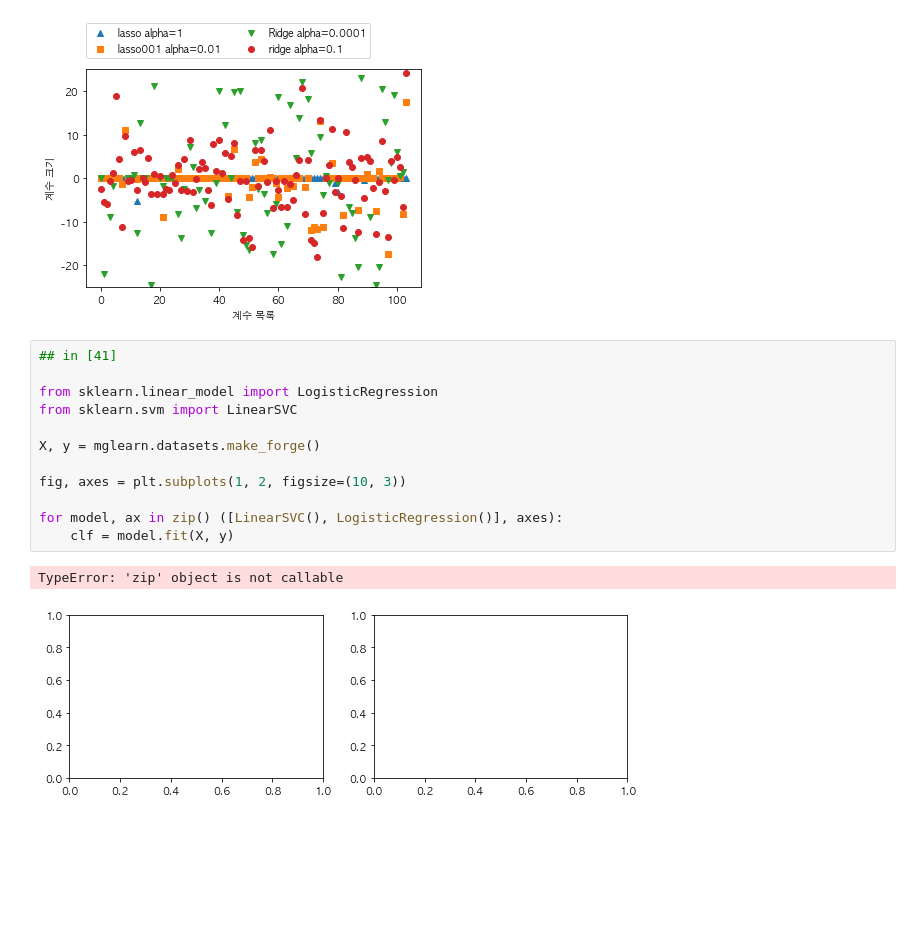
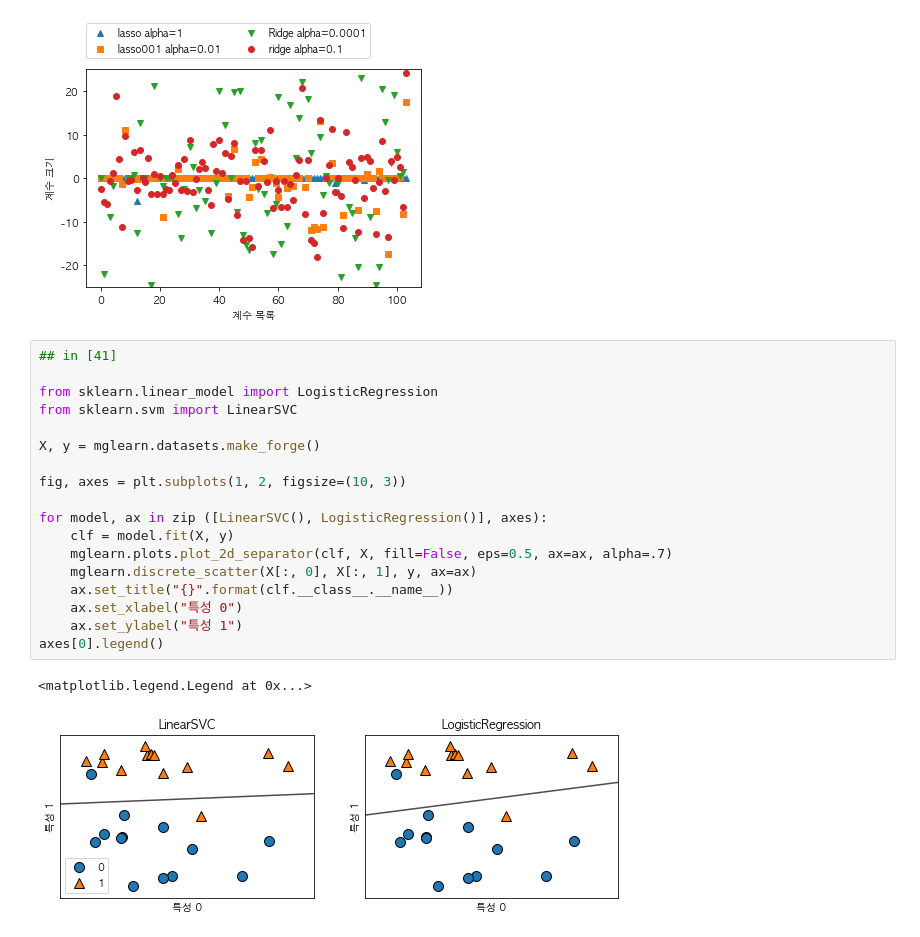
Before and after one commit to parksunwoo/ML_with_Python, a Jupyter notebook: 02_supervised_learning.ipynb, the cells around one changed output. Saved outputs shown, nothing was run; the diff lists cells and outputs as text; blank space fills up the shorter version.

Commit message:
LogisticRegression & linearSVC

```diff
--- a/02_supervised_learning.ipynb
+++ b/02_supervised_learning.ipynb
@@ -293,15 +293,21 @@ plt.ylabel("계수 크기")
 # %%
 ## in [41]
 
 from sklearn.linear_model import LogisticRegression
 from sklearn.svm import LinearSVC
 
 X, y = mglearn.datasets.make_forge()
 
 fig, axes = plt.subplots(1, 2, figsize=(10, 3))
 
-for model, ax in zip() ([LinearSVC(), LogisticRegression()], axes):
+for model, ax in zip ([LinearSVC(), LogisticRegression()], axes):
     clf = model.fit(X, y)
+    mglearn.plots.plot_2d_separator(clf, X, fill=False, eps=0.5, ax=ax, alpha=.7)
+    mglearn.discrete_scatter(X[:, 0], X[:, 1], y, ax=ax)
+    ax.set_title("{}".format(clf.__class__.__name__))
+    ax.set_xlabel("특성 0")
+    ax.set_ylabel("특성 1")
+axes[0].legend()
 # %% [output]
-TypeError: 'zip' object is not callable
+<matplotlib.legend.Legend at 0x...>
-[figure, old version]
+[figure, new version]
```
Also changed, not shown: parts of 11 cells of this notebook.
